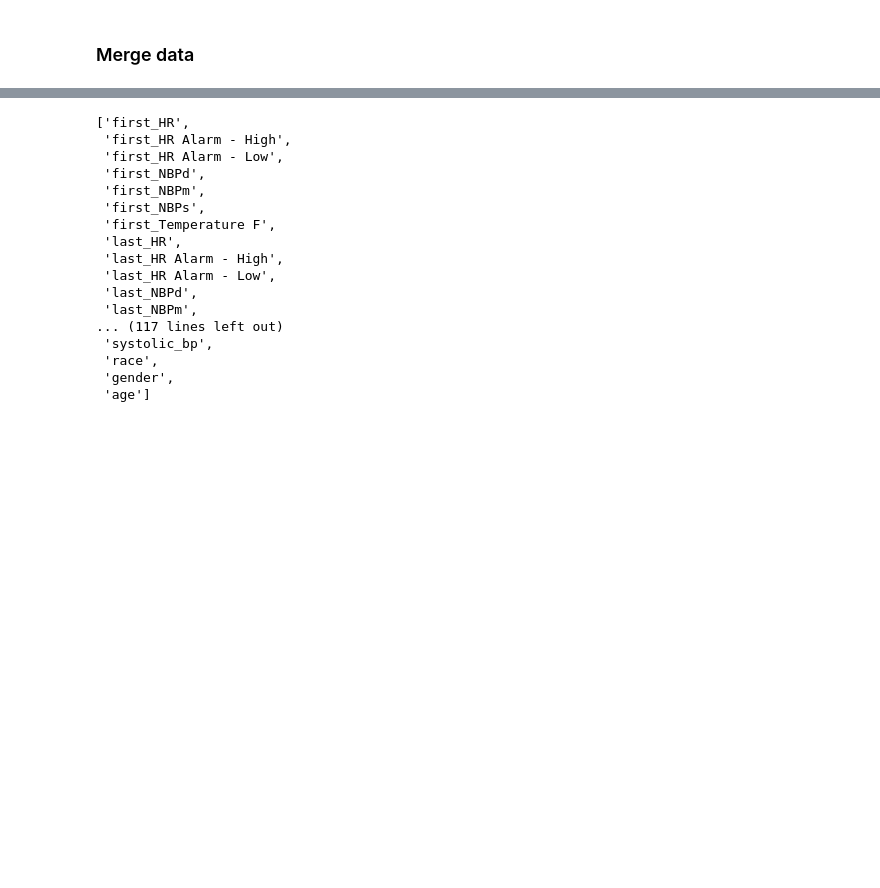
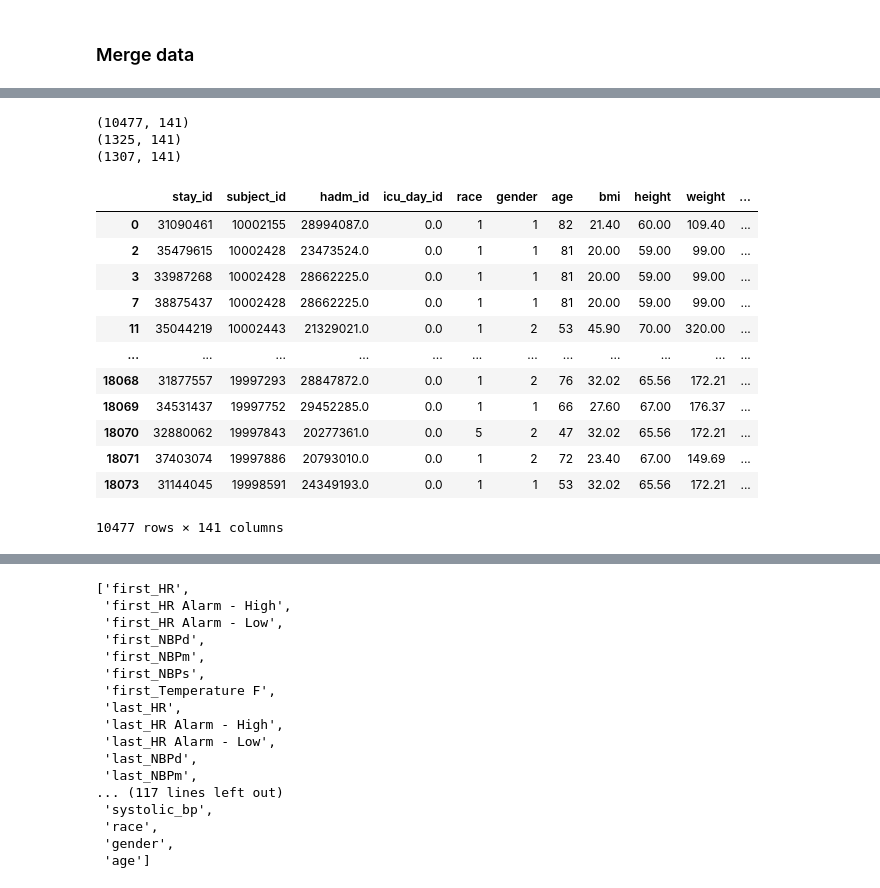
Before and after one commit to maslenkovas/aki_prediction, a Jupyter notebook: other/icu_multihot_model.ipynb, the cells around one changed output, grey strips where cells are left out. Cells and saved outputs as stored; diff of their text form; code cells hidden in the pictures; blank space fills up the shorter version.

```diff
--- a/other/icu_multihot_model.ipynb
+++ b/other/icu_multihot_model.ipynb
@@ -380,0 +619,2 @@ data = dataset_demo.merge(data_labs, on='stay_id', how='right').merge(data_vital
+# %%
+data.columns = data.columns.str.lower()
@@ -380,0 +804,3 @@ data = dataset_demo.merge(data_labs, on='stay_id', how='right').merge(data_vital
+# %%
+data.subject_id = data.subject_id.astype(int)
+data.hadm_id = data.hadm_id.astype(int)
@@ -381,4 +830,6 @@ data = dataset_demo.merge(data_labs, on='stay_id', how='right').merge(data_vital
+# %%
+data.age = data.age.astype(int)
 # %%
-train_data = data[data.stay_id.isin(train_stays)]
-test_data = data[data.stay_id.isin(test_stays)]
-val_data = data[data.stay_id.isin(val_stays)]
+train_data = data[data.stay_id.isin(train_stays)].drop_duplicates()
+test_data = data[data.stay_id.isin(test_stays)].drop_duplicates()
+val_data = data[data.stay_id.isin(val_stays)].drop_duplicates()
@@ -384,0 +857,24 @@ val_data = data[data.stay_id.isin(val_stays)]
+# %%
+print(train_data.shape)
+print(test_data.shape)
+print(val_data.shape)
+# %% [output]
+(10477, 141)
+(1325, 141)
+(1307, 141)
+# %%
+train_data[train_data.stay_id.isin(aki_stage_labels.stay_id.unique())]
+# %% [output]
+|  | stay_id | subject_id | hadm_id | icu_day_id | race | gender | age | bmi | height | weight | ... |
+| 0 | 31090461 | 10002155 | 28994087.0 | 0.0 | 1 | 1 | 82 | 21.40 | 60.00 | 109.40 | ... |
+| 2 | 35479615 | 10002428 | 23473524.0 | 0.0 | 1 | 1 | 81 | 20.00 | 59.00 | 99.00 | ... |
+| 3 | 33987268 | 10002428 | 28662225.0 | 0.0 | 1 | 1 | 81 | 20.00 | 59.00 | 99.00 | ... |
+| 7 | 38875437 | 10002428 | 28662225.0 | 0.0 | 1 | 1 | 81 | 20.00 | 59.00 | 99.00 | ... |
+| 11 | 35044219 | 10002443 | 21329021.0 | 0.0 | 1 | 2 | 53 | 45.90 | 70.00 | 320.00 | ... |
+| ... | ... | ... | ... | ... | ... | ... | ... | ... | ... | ... | ... |
+| 18068 | 31877557 | 19997293 | 28847872.0 | 0.0 | 1 | 2 | 76 | 32.02 | 65.56 | 172.21 | ... |
+| 18069 | 34531437 | 19997752 | 29452285.0 | 0.0 | 1 | 1 | 66 | 27.60 | 67.00 | 176.37 | ... |
+| 18070 | 32880062 | 19997843 | 20277361.0 | 0.0 | 5 | 2 | 47 | 32.02 | 65.56 | 172.21 | ... |
+| 18071 | 37403074 | 19997886 | 20793010.0 | 0.0 | 1 | 2 | 72 | 23.40 | 67.00 | 149.69 | ... |
+| 18073 | 31144045 | 19998591 | 24349193.0 | 0.0 | 1 | 1 | 53 | 32.02 | 65.56 | 172.21 | ... |
+10477 rows × 141 columns
```
Also changed, not shown: parts of 75 cells of this notebook, 6 other files.
